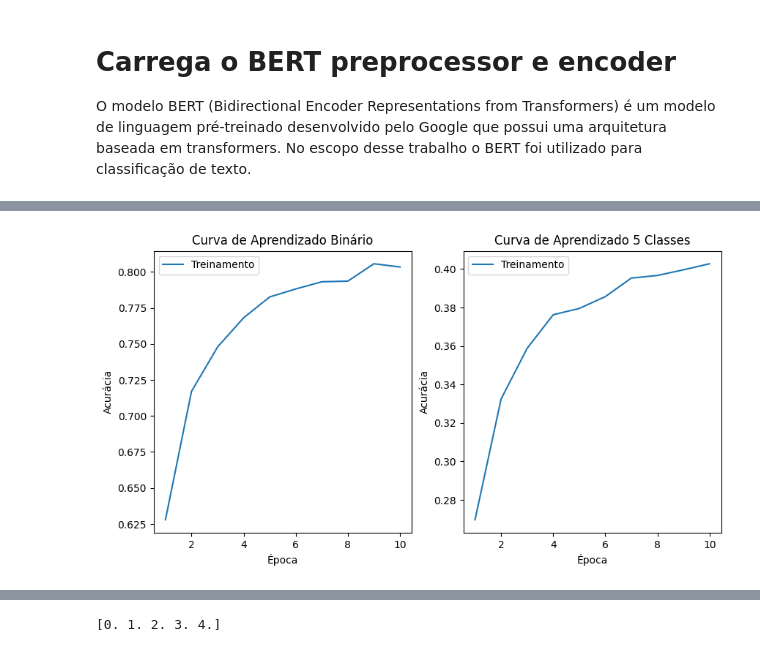
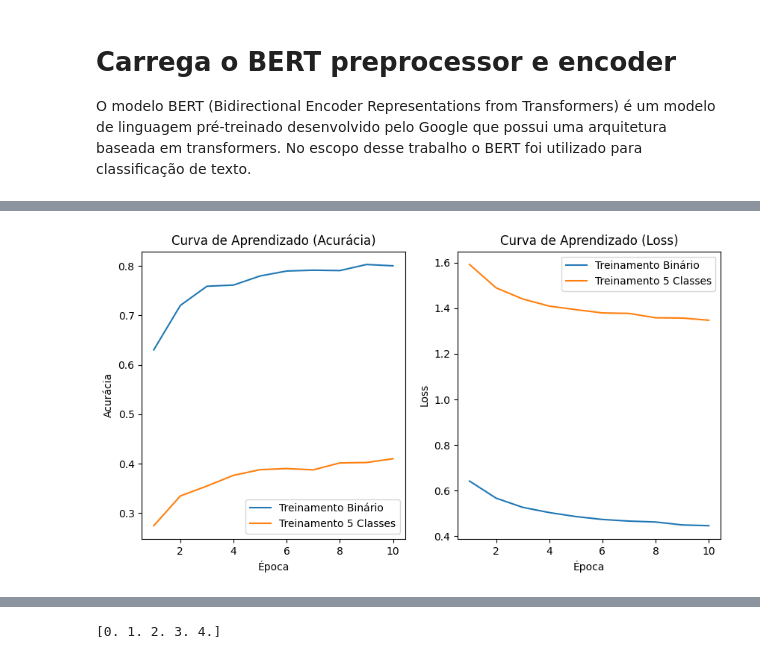
Before and after one commit to safreitas2000/ml-analytics-mvp, a Jupyter notebook: BERT_MVP_V08.ipynb, the cells around one changed output, grey strips where cells are left out. Saved outputs shown, nothing was run; the diff lists cells and outputs as text; code cells hidden in the pictures.

```diff
--- a/BERT_MVP_V08.ipynb
+++ b/BERT_MVP_V08.ipynb
@@ -45,8 +45,8 @@ import tensorflow_text as text
 import warnings
 warnings.filterwarnings("ignore")
 # %%
-CARGA_PESOS_MODELO_BIN = False
-CARGA_PESOS_MODELO_MLT = False
+CARGA_PESOS_MODELO_BIN = True
+CARGA_PESOS_MODELO_MLT = True
 #CARGA_PESOS_ZIP_URL_DRIVE = "https://drive.google.com/u/0/uc?id=1IZEbgA3kCAwLh5JfOdRgewcGibVPUTWC&export=download"
 CARGA_PESOS_ZIP_URL_DRIVE = "https://drive.google.com/u/0/uc?id=1RVh7Q7_Debq_FNHi7dKssetPqfmmg3eJ&export=download"
 ZIP_NAME_COLAB = 'pesos.zip'
@@ -340,31 +302,37 @@ Epoch 10/10
 # %%
 import matplotlib.pyplot as plt
 
 # Criação da grade de subplots
 fig, axes = plt.subplots(1, 2, figsize=(10, 5))
 
 # Obtendo os scores de treinamento do histórico
 train_scores_mult = history_mult.history['accuracy']
 train_scores = history.history['accuracy']
 
+# Obtendo os valores de Loss do histórico
+train_loss = history.history['loss']
+train_loss_mult = history_mult.history['loss']
+
 # Plotando a curva de aprendizado
-axes[0].plot(range(1, 11), train_scores, label='Treinamento')
+axes[0].plot(range(1, 11), train_scores, label='Treinamento Binário')
+axes[0].plot(range(1, 11), train_scores_mult, label='Treinamento 5 Classes')
 axes[0].set_xlabel('Época')
 axes[0].set_ylabel('Acurácia')
-axes[0].set_title('Curva de Aprendizado Binário')
+axes[0].set_title('Curva de Aprendizado (Acurácia)')
 axes[0].legend()
 
 
 # Plotando a curva de aprendizado
-axes[1].plot(range(1, 11), train_scores_mult, label='Treinamento')
+axes[1].plot(range(1, 11), train_loss, label='Treinamento Binário')
+axes[1].plot(range(1, 11), train_loss_mult, label='Treinamento 5 Classes')
 axes[1].set_xlabel('Época')
-axes[1].set_ylabel('Acurácia')
-axes[1].set_title('Curva de Aprendizado 5 Classes')
+axes[1].set_ylabel('Loss')
+axes[1].set_title('Curva de Aprendizado (Loss)')
 axes[1].legend()
 
 plt.show()
 # %% [output]
-[figure, old version]
+[figure, new version]
 # %%
 model_bin.evaluate(X_test,y_test)
 # %% [output]
```
Also changed, not shown: parts of 13 cells of this notebook.
